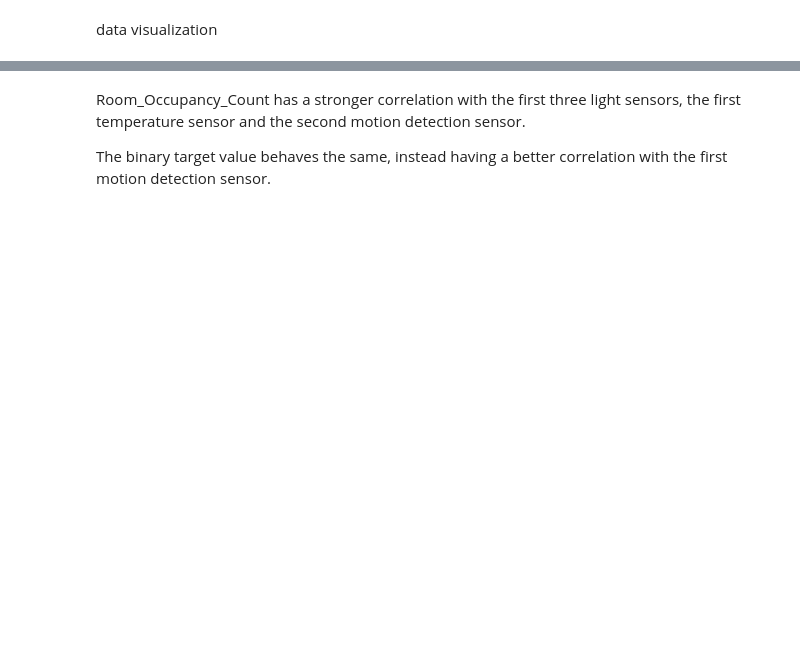
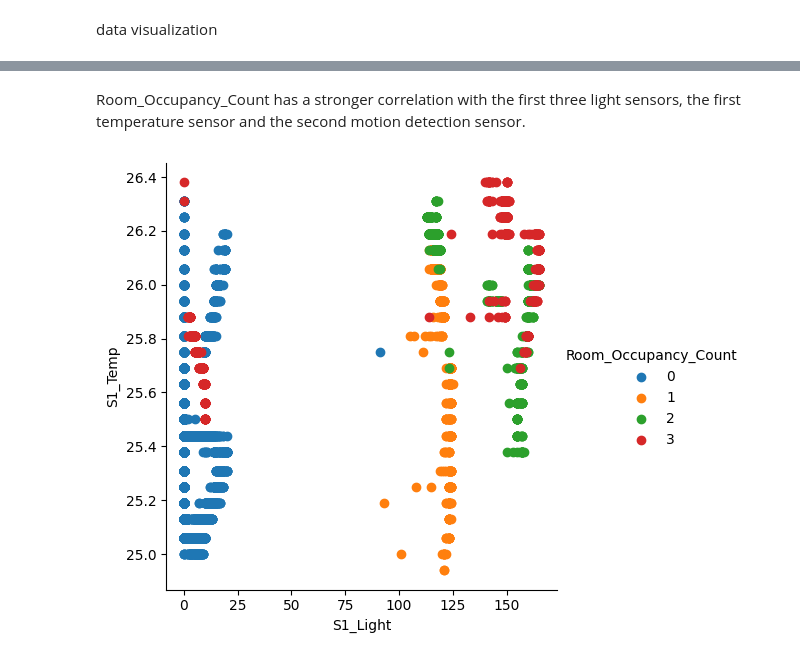
Before and after one commit to afego/ppgc-uff-machine-learning, a Jupyter notebook: exam-type-3/room-occupancy.ipynb, the cells around one changed output, grey strips where cells are left out. Saved outputs shown, nothing was run; the diff lists cells and outputs as text; code cells hidden in the pictures; blank space fills up the shorter version.

```diff
--- a/exam-type-3/room-occupancy.ipynb
+++ b/exam-type-3/room-occupancy.ipynb
@@ -51,4 +52,4 @@ occ.describe()
 | 75% | 25.630000 | 25.630000 | 25.380000 | 26.000000 | 12.000000 | 14.00000 | 50.000000 | 22.000000 | 0.080000 | 0.060000 | ... |
 | max | 26.380000 | 29.000000 | 26.190000 | 26.560000 | 165.000000 | 258.00000 | 280.000000 | 74.000000 | 3.880000 | 3.440000 | ... |
 # %%
-target_variable = "Is_Occupied"
+target_variable = "Room_Occupancy_Count"
@@ -141,4 +81,10 @@ plt.show()
 # %% [markdown]
 Room_Occupancy_Count has a stronger correlation with the first three light sensors, the first temperature sensor and the second motion detection sensor.
-
-The binary target value behaves the same, instead having a better correlation with the first motion detection sensor.
+# %%
+sns.FacetGrid(occ, hue=target_variable, height=5) \
+   .map(plt.scatter, "S1_Light", "S1_Temp") \
+   .add_legend()
+
+plt.show()
+# %% [output]
+[figure, added]
```
Also changed, not shown: parts of 29 cells of this notebook.
